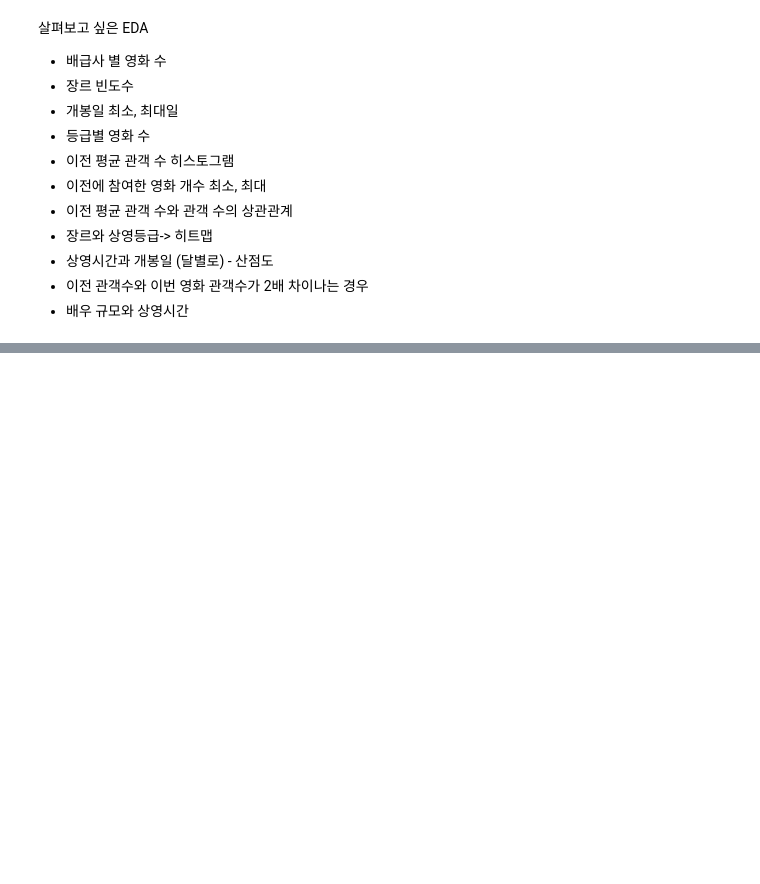
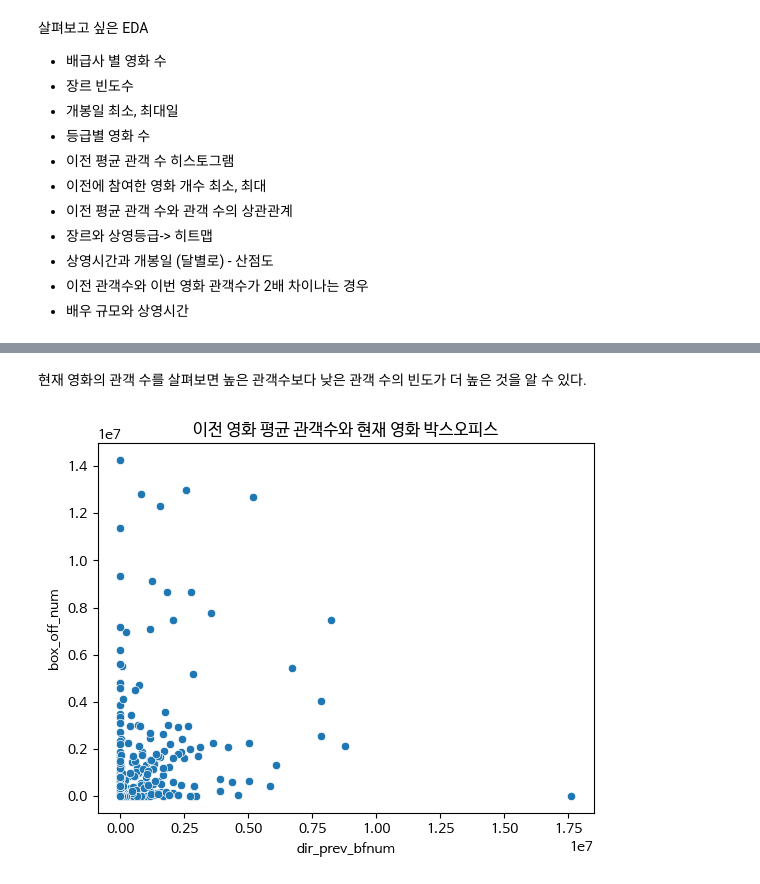
Before and after one commit to hanbiphyun/ESSA_YB, a Jupyter notebook: ESAA_YB3_미니프로젝트.ipynb, the cells around one changed output, grey strips where cells are left out. Saved outputs shown, nothing was run; the diff lists cells and outputs as text; code cells hidden in the pictures; blank space fills up the shorter version.

```diff
--- a/ESAA_YB3_미니프로젝트.ipynb
+++ b/ESAA_YB3_미니프로젝트.ipynb
@@ -381,0 +364,8 @@ plt.show()
+# %% [markdown]
+현재 영화의 관객 수를 살펴보면 높은 관객수보다 낮은 관객 수의 빈도가 더 높은 것을 알 수 있다.
+# %%
+sns.scatterplot(x='dir_prev_bfnum', y='box_off_num', data=train)
+plt.title('이전 영화 평균 관객수와 현재 영화 박스오피스')
+plt.show()
+# %% [output]
+[figure, added]
```
Also changed, not shown: parts of 40 cells of this notebook.
